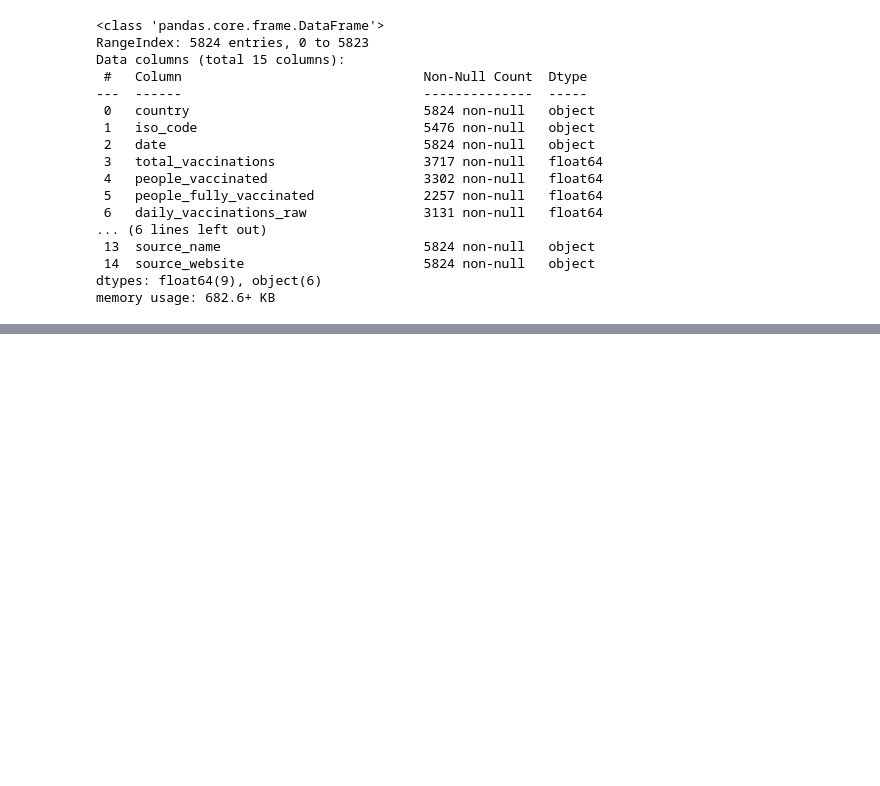
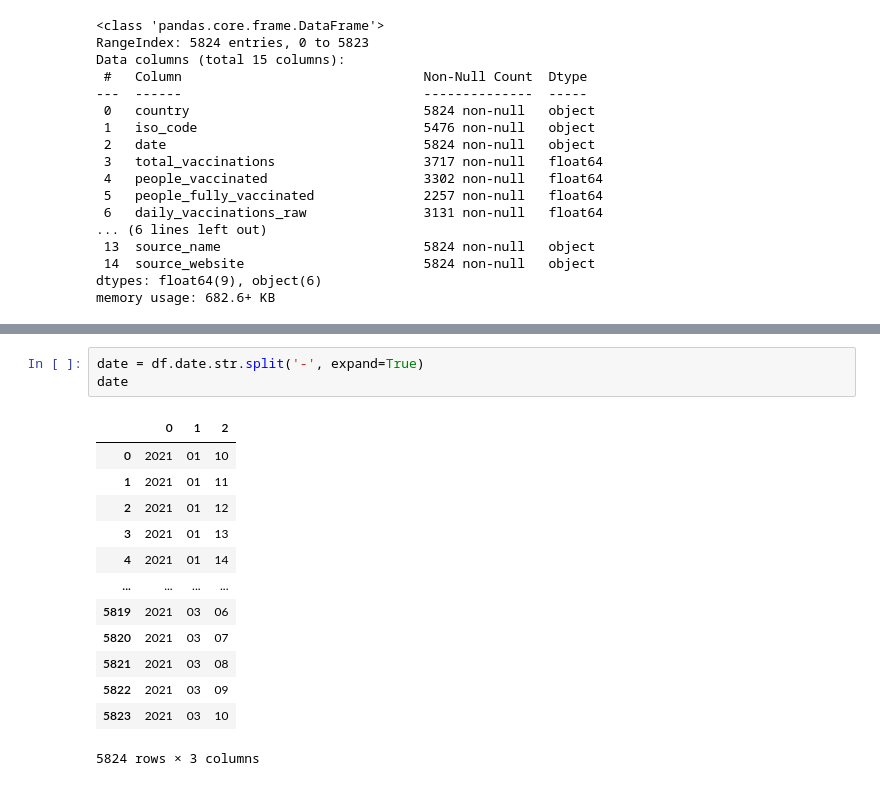
Before and after one commit to beingvikasagain/covid_19_word_vaccination, a Jupyter notebook: covid_vaccination_analysis.ipynb, the cells around one changed output, grey strips where cells are left out. Drawn from its saved outputs; the diff is of its cells as text; blank space fills up the shorter version.

```diff
--- a/covid_vaccination_analysis.ipynb
+++ b/covid_vaccination_analysis.ipynb
@@ -290,0 +139,17 @@ df_india.describe().transpose()
+# %%
+date = df.date.str.split('-', expand=True)
+date
+# %% [output]
+|  | 0 | 1 | 2 |
+| 0 | 2021 | 01 | 10 |
+| 1 | 2021 | 01 | 11 |
+| 2 | 2021 | 01 | 12 |
+| 3 | 2021 | 01 | 13 |
+| 4 | 2021 | 01 | 14 |
+| ... | ... | ... | ... |
+| 5819 | 2021 | 03 | 06 |
+| 5820 | 2021 | 03 | 07 |
+| 5821 | 2021 | 03 | 08 |
+| 5822 | 2021 | 03 | 09 |
+| 5823 | 2021 | 03 | 10 |
+5824 rows × 3 columns
```
Also changed, not shown: parts of 53 cells of this notebook.
